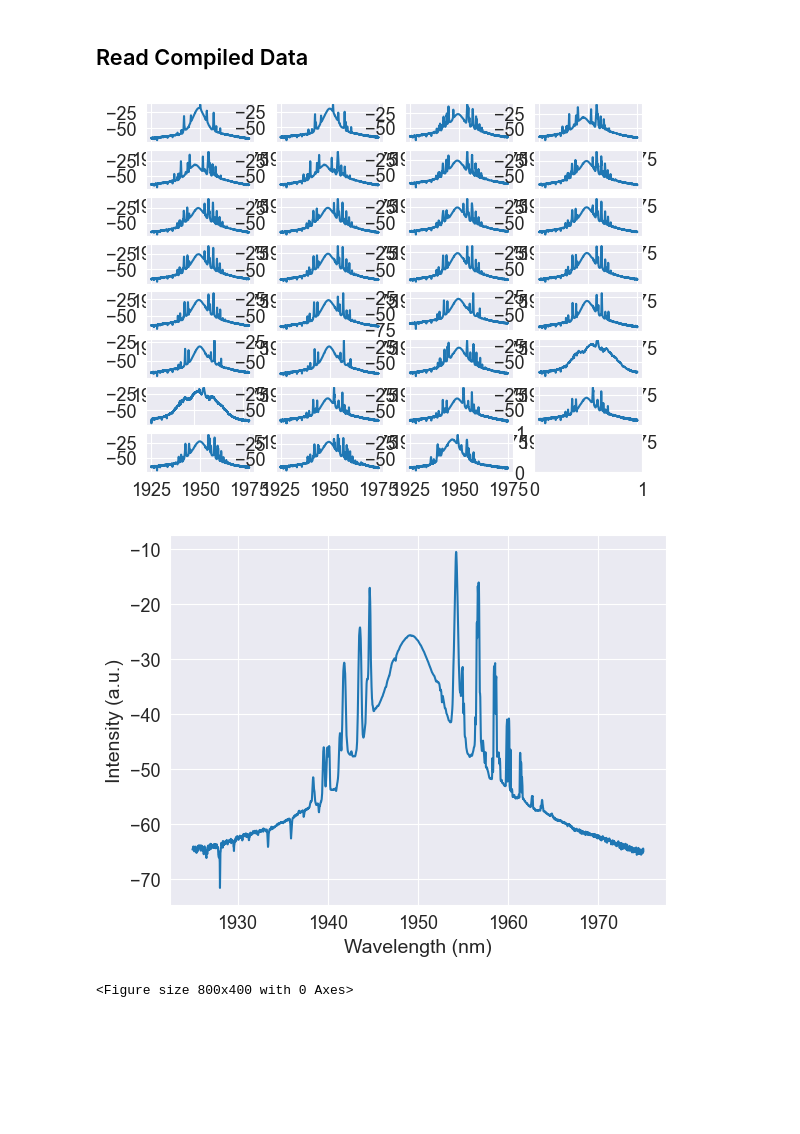
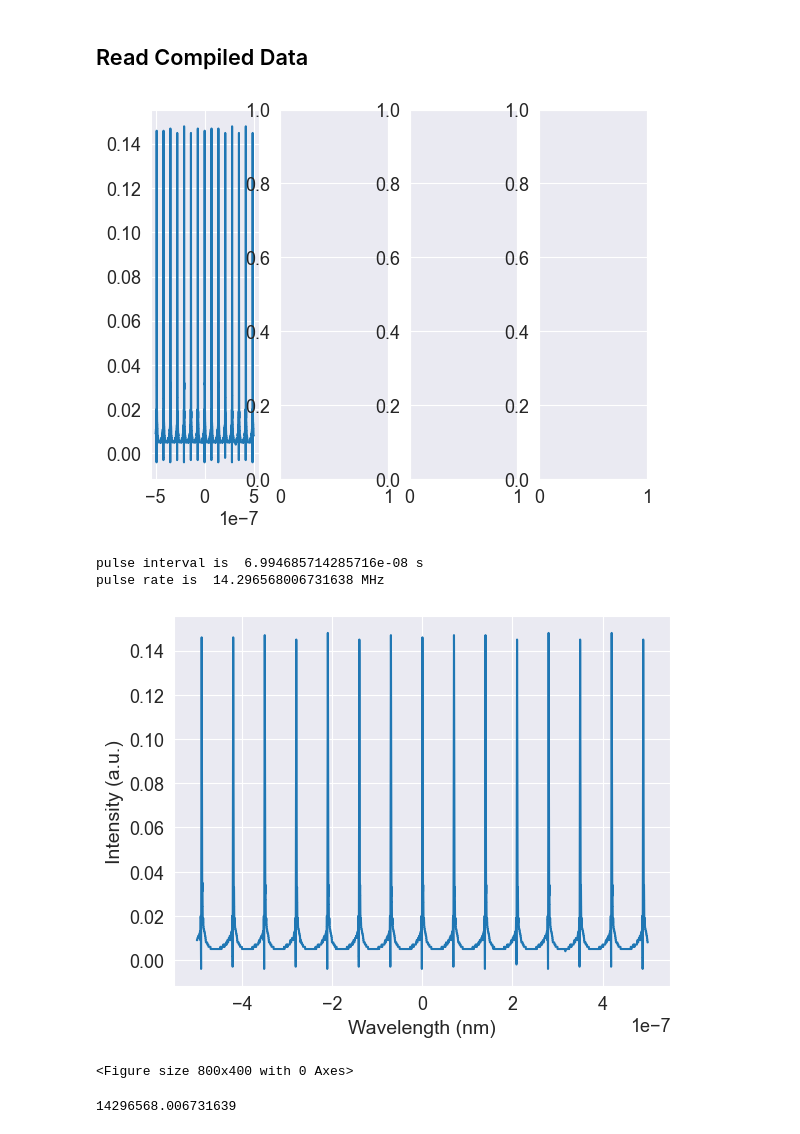
Before and after one commit to NiwEoj/Graph-o-matic-6000, a Jupyter notebook: graphs.ipynb, the cells around one changed output. Cells and saved outputs as stored; diff of their text form; code cells hidden in the pictures; blank space fills up the shorter version.

Commit message:
Fixed peak finder code

```diff
--- a/graphs.ipynb
+++ b/graphs.ipynb
@@ -146,35 +146,40 @@ for x in list_of_folders:
 ## Read Compiled Data
 # %%
 # read compiled data
-filepath = "./CompiledData/" + 'Compile' + 'OSA' + '.csv'
-# filepath = "C:/Users/HP/Desktop/OneDrive - Universiti Malaya/PRC/Experiments/THDFL + HDFL/THDF + ZnMOF/CompileDump/2024 04 18 CompileOSC.csv"
+filepath = "./CompiledData/" + 'Compile' + 'OSC' + '.csv'
+# filepath = "C:/Users/HP/Desktop/OneDrive - Universiti Malaya/PRC/Experiments/THDFL + HDFL/THDF + NiMOF Bulend (2)/CompiledData/2024 06 13 CompileOSC.csv"
 dataframes_list = pd.read_csv(filepath)
 # %%
 if "CompileAC" in filepath:
     k = 5
+    kk = 1
+elif "CompileRF" in filepath:
+    k = 3
+    kk = 2
 else:
     k = 2
+    kk = 1
 
 figure, axes = plt.subplots(math.ceil(len(dataframes_list.columns)/k/4),4)
 n = 0
 
 for x in range(0,math.ceil(len(dataframes_list.columns)/k/4)):
     if math.ceil(len(dataframes_list.columns)/k) > 4:
         for y in range(0,4):
             if n < len(dataframes_list.columns):
-                axes[x,y].plot(dataframes_list.iloc[:,n],dataframes_list.iloc[:,n+k-1])
+                axes[x,y].plot(dataframes_list.iloc[:,n],dataframes_list.iloc[:,n+k-kk])
                 n = n + k
     else:
         if n < len(dataframes_list.columns):
-            axes[x].plot(dataframes_list.iloc[:,n],dataframes_list.iloc[:,n+k-1])
+            axes[x].plot(dataframes_list.iloc[:,n],dataframes_list.iloc[:,n+k-kk])
             n = n + k
 # %% [output]
-[figure, old version]
+[figure, new version]
 # %%
-n = k*6
+n = k*0
 
 x = dataframes_list.iloc[:,n]
-y = dataframes_list.iloc[:,n+k-1]
+y = dataframes_list.iloc[:,n+k-kk]
 plt.plot(x,y)
 
 sns.set_style(style='darkgrid')
@@ -192,22 +197,33 @@ plt.figure(figsize=(8,4), tight_layout=True)
 # normalise data
 y_norm = (y - y.min())/(y.max()-y.min())
 y_peaks = []
+Y_peaks = []
 
-if x[0] < 800:
+if "CompileOSC" in filepath:
     loaddat = ['Pulse interval','Pulse rate (MHz)']
     # calculate pulse interval from OSC
     # filter out peaks
     for i in range(len(y_norm)):
-        if y_norm[i] > 0.75 and max(y_norm[i-1],y_norm[i],y_norm[i+1]) == y_norm[i]:
+        if y_norm[i] > 0.75 and max(y_norm[i-5],y_norm[i-4],y_norm[i-3],y_norm[i],y_norm[i+3],y_norm[i+4],y_norm[i+5]) == y_norm[i]:
             y_peaks.append(i)
 
+    for i in range(len(y_peaks)):
+        if i == 0:
+            startY = y_peaks[i]
+            endY = y_peaks[i]
+        elif y_peaks[i] - y_peaks[i-1] < 10:
+            endY = y_peaks[i]
+        else:
+            Y_peaks.append(math.ceil((startY+endY)/2))
+            startY = y_peaks[i]
+    Y_peaks.append(math.ceil((startY+endY)/2))
+
     # calculate pulse interval
-    x_peaks = x[y_peaks]
+    x_peaks = x[Y_peaks]
     print("pulse interval is ", np.diff(x_peaks).mean(), "s")
     print("pulse rate is ", 1/np.diff(x_peaks).mean()/1000000, "MHz")
 
-else:
-    Y_peaks = []
+elif "CompileAC" in filepath:
     loaddat = ['Center wavelength','FWHM']
     # find center wavelength
     for i in range(len(y_norm)):
@@ -216,7 +232,7 @@ else:
         ):
             y_peaks.append(i)
 
-    for i in y_peaks:
+    for i in range(len(y_norm)):
         if (y[i]-y[i-1] < 0.5 and y[i]-y[i-2] < 0.5 and max(y_norm[i-5],y_norm[i-4],y_norm[i-3],y_norm[i],y_norm[i+3],y_norm[i+4],y_norm[i+5]) == y_norm[i]
             and y[i+5]-y[i-5] < 1 and y[i]-y[i+3] < 1
         ):
@@ -233,8 +249,14 @@ else:
         fwhm_1 = i
         print("3dB bandwidth: ", round(x[fwhm_1]-x[fwhm_0+1],4), "nm")
 # %% [output]
+pulse interval is  6.994685714285716e-08 s
+pulse rate is  14.296568006731638 MHz
-[figure, old version]
+[figure, new version]
-<Figure size 800x400 with 0 Axes>
+<Figure size 800x400 with 0 Axes>
+# %%
+1/np.diff(x_peaks).mean()
+# %% [output]
+14296568.006731639
 # %%
 dict = {loaddat[0]:[],
         loaddat[1]:[]
```
Also changed, not shown: parts of 1 cell of this notebook.
